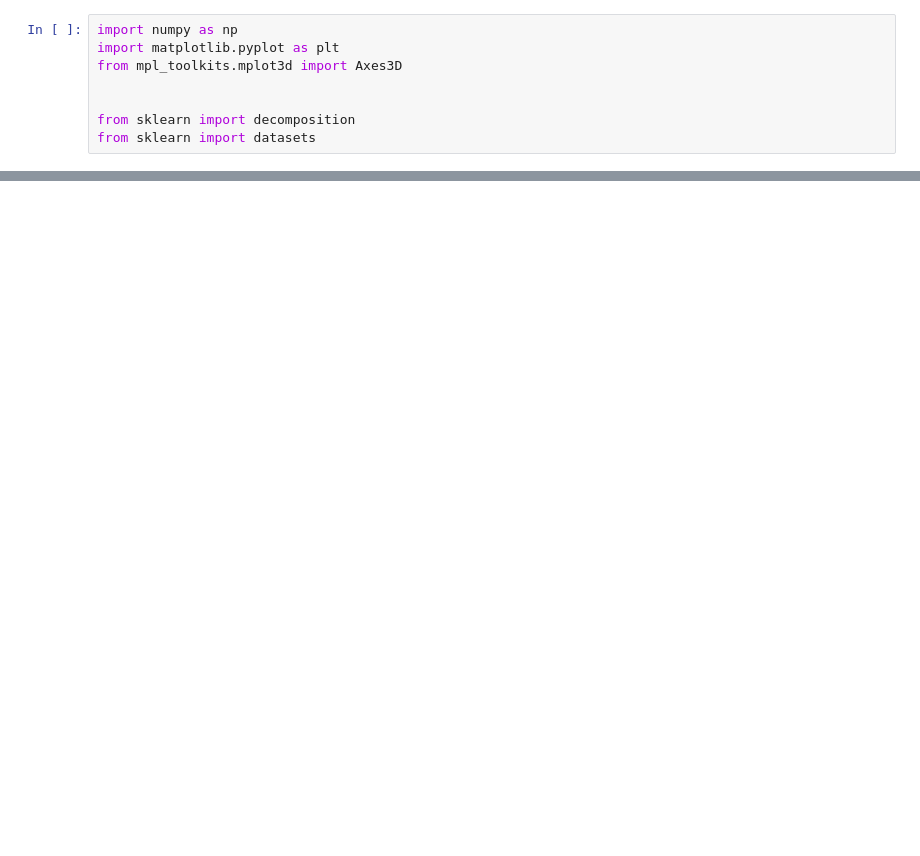
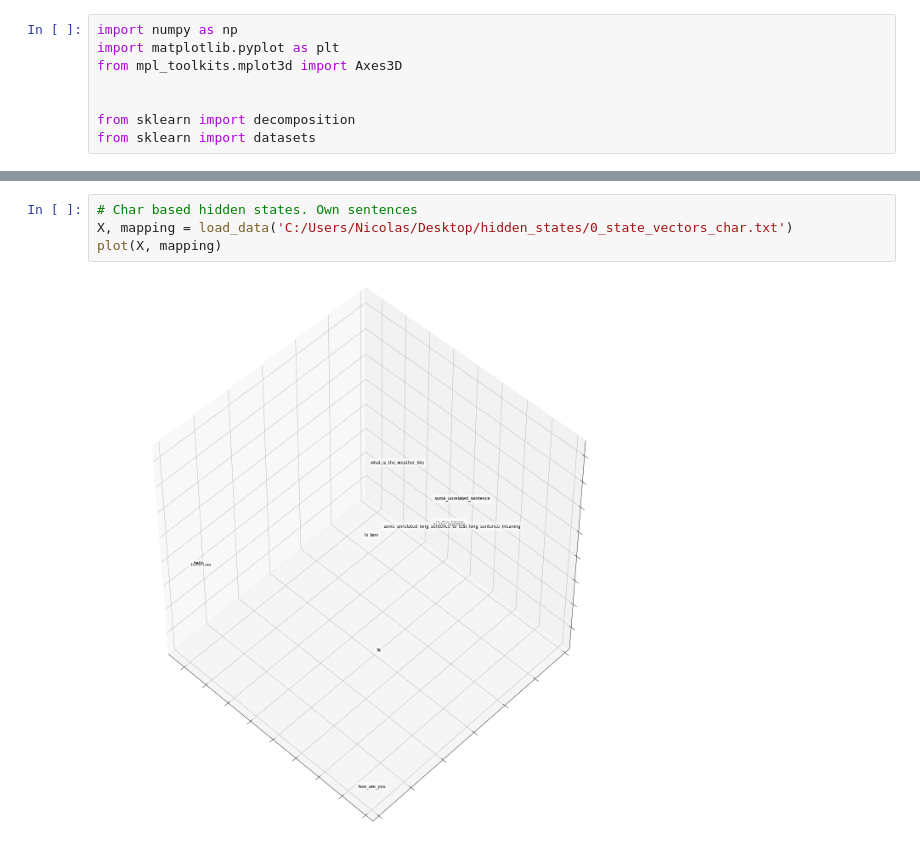
Before and after one commit to polaroidkidd/Neura-Machine-Translation, a Jupyter notebook: basic_seq2seq/src/visualization/PCA_plot_sentences.ipynb, the cells around one changed output, grey strips where cells are left out. Saved outputs shown, nothing was run; the diff lists cells and outputs as text; blank space fills up the shorter version.

```diff
--- a/basic_seq2seq/src/visualization/PCA_plot_sentences.ipynb
+++ b/basic_seq2seq/src/visualization/PCA_plot_sentences.ipynb
@@ -51,0 +71,6 @@ plt.show()
+# %%
+# Char based hidden states. Own sentences
+X, mapping = load_data('C:/Users/Nicolas/Desktop/hidden_states/0_state_vectors_char.txt')
+plot(X, mapping)
+# %% [output]
+[figure, added]
```
Also changed, not shown: parts of 5 cells of this notebook, 17 other files.
